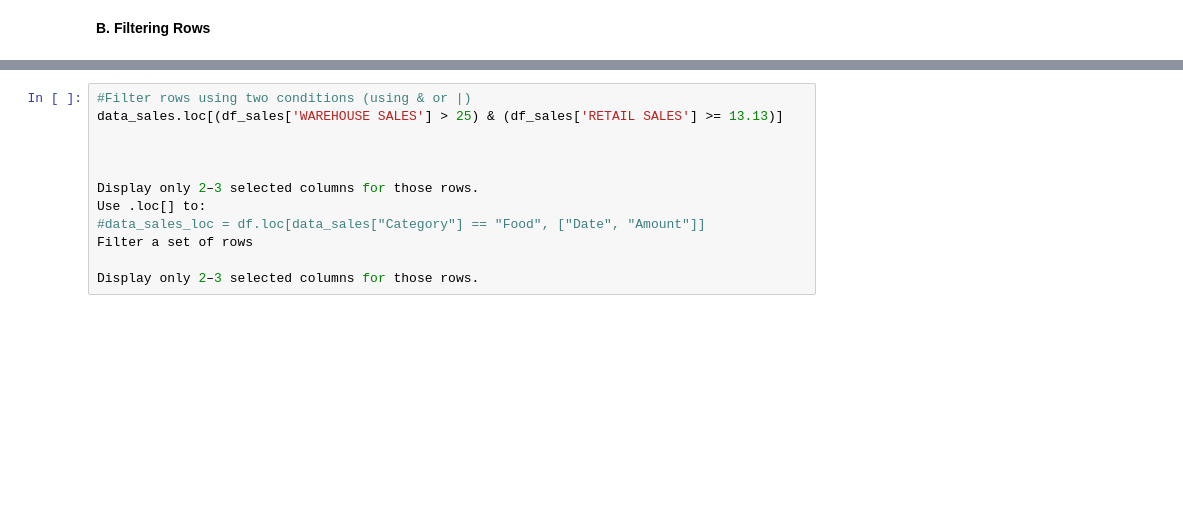
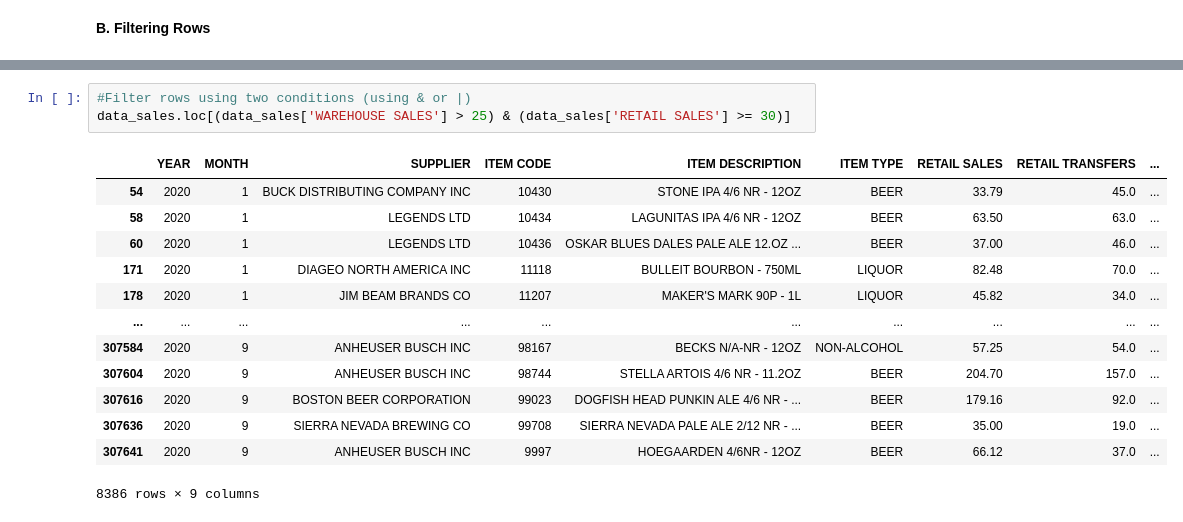
Before and after one commit to QUADRIABUBAKAR/ACCESS-Data-science-assignment, a Jupyter notebook: Week_2_Session_3;_Data_Handling_1_Assignment.ipynb, the cells around one changed output, grey strips where cells are left out. Cells and saved outputs as stored; diff of their text form; blank space fills up the shorter version.

```diff
--- a/Week_2_Session_3;_Data_Handling_1_Assignment.ipynb
+++ b/Week_2_Session_3;_Data_Handling_1_Assignment.ipynb
@@ -44,12 +137,17 @@ data_sales[data_sales['WAREHOUSE SALES']> 25]
-# %%
-#Filter rows using two conditions (using & or |)
-data_sales.loc[(df_sales['WAREHOUSE SALES'] > 25) & (df_sales['RETAIL SALES'] >= 13.13)]
-
-
-
-Display only 2–3 selected columns for those rows.
-Use .loc[] to:
-#data_sales_loc = df.loc[data_sales["Category"] == "Food", ["Date", "Amount"]]
-Filter a set of rows
-
-Display only 2–3 selected columns for those rows.
+# %%
+#Filter rows using two conditions (using & or |)
+data_sales.loc[(data_sales['WAREHOUSE SALES'] > 25) & (data_sales['RETAIL SALES'] >= 30)]
+# %% [output]
+|  | YEAR | MONTH | SUPPLIER | ITEM CODE | ITEM DESCRIPTION | ITEM TYPE | RETAIL SALES | RETAIL TRANSFERS | ... |
+| 54 | 2020 | 1 | BUCK DISTRIBUTING COMPANY INC | 10430 | STONE IPA 4/6 NR - 12OZ | BEER | 33.79 | 45.0 | ... |
+| 58 | 2020 | 1 | LEGENDS LTD | 10434 | LAGUNITAS IPA 4/6 NR - 12OZ | BEER | 63.50 | 63.0 | ... |
+| 60 | 2020 | 1 | LEGENDS LTD | 10436 | OSKAR BLUES DALES PALE ALE 12.OZ ... | BEER | 37.00 | 46.0 | ... |
+| 171 | 2020 | 1 | DIAGEO NORTH AMERICA INC | 11118 | BULLEIT BOURBON - 750ML | LIQUOR | 82.48 | 70.0 | ... |
+| 178 | 2020 | 1 | JIM BEAM BRANDS CO | 11207 | MAKER'S MARK 90P - 1L | LIQUOR | 45.82 | 34.0 | ... |
+| ... | ... | ... | ... | ... | ... | ... | ... | ... | ... |
+| 307584 | 2020 | 9 | ANHEUSER BUSCH INC | 98167 | BECKS N/A-NR - 12OZ | NON-ALCOHOL | 57.25 | 54.0 | ... |
+| 307604 | 2020 | 9 | ANHEUSER BUSCH INC | 98744 | STELLA ARTOIS 4/6 NR - 11.2OZ | BEER | 204.70 | 157.0 | ... |
+| 307616 | 2020 | 9 | BOSTON BEER CORPORATION | 99023 | DOGFISH HEAD PUNKIN ALE 4/6 NR - ... | BEER | 179.16 | 92.0 | ... |
+| 307636 | 2020 | 9 | SIERRA NEVADA BREWING CO | 99708 | SIERRA NEVADA PALE ALE 2/12 NR - ... | BEER | 35.00 | 19.0 | ... |
+| 307641 | 2020 | 9 | ANHEUSER BUSCH INC | 9997 | HOEGAARDEN 4/6NR - 12OZ | BEER | 66.12 | 37.0 | ... |
+8386 rows × 9 columns
```
Also changed, not shown: parts of 17 cells of this notebook.
